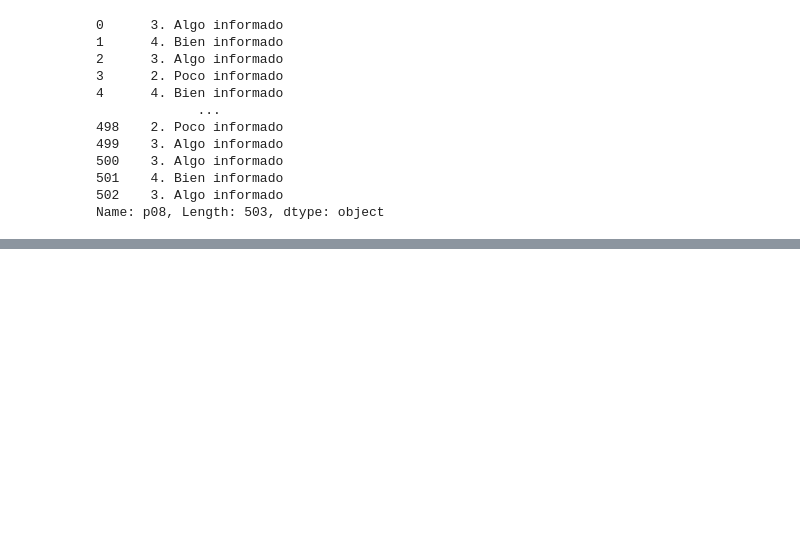
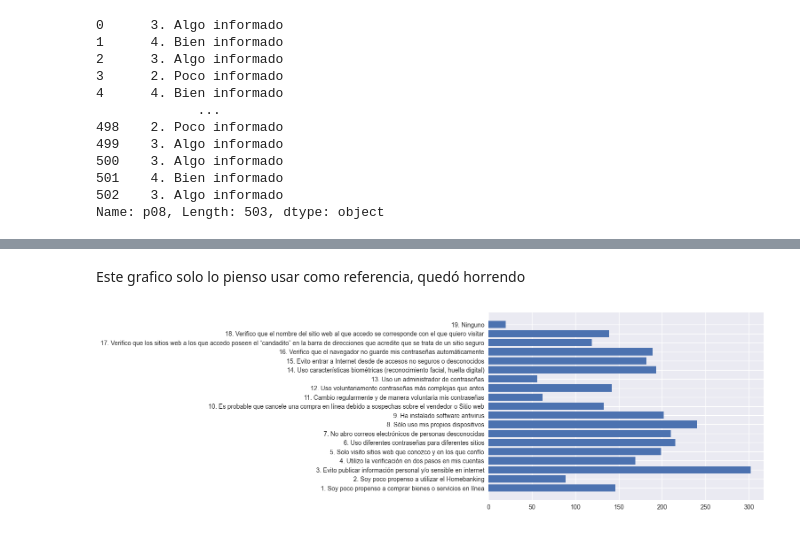
Before and after one commit to agustinFiori32/Ciberdelitos, a Jupyter notebook: new.ipynb, the cells around one changed output, grey strips where cells are left out. Drawn from its saved outputs; the diff is of its cells as text; code cells hidden in the pictures; blank space fills up the shorter version.

```diff
--- a/new.ipynb
+++ b/new.ipynb
@@ -214,3 +209,8 @@ porcentaje_conocimiento = porcentaje_conocimiento.round(decimales)
 fig = px.funnel(y = df['p08'].unique(), x = porcentaje_conocimiento, title = "¿Que tan informados están los entrevistados?", opacity = 1)
 fig.update_layout(yaxis=dict(tickformat='%'))
 fig.show()
+# %%
+columnas_p07 = df.filter(like='p07_')
+resumen_p07 = columnas_p07.apply(lambda x: x.value_counts()).T.fillna(0)
+# %%
+resumen_p07 = resumen_p07[sorted(resumen_p07.columns, key=lambda x: int(x.split('.')[0]))]
@@ -216,0 +237,9 @@ fig.show()
+# %%
+resumen_p07['Total'] = resumen_p07.sum(axis=1)
+# %% [markdown]
+Este grafico solo lo pienso usar como referencia, quedó horrendo
+# %%
+plt.barh(y=resumen_p07.columns[0:19], width=resumen_p07['Total'])
+plt.show()
+# %% [output]
+[figure, added]
```
Also changed, not shown: parts of 7 cells of this notebook.
